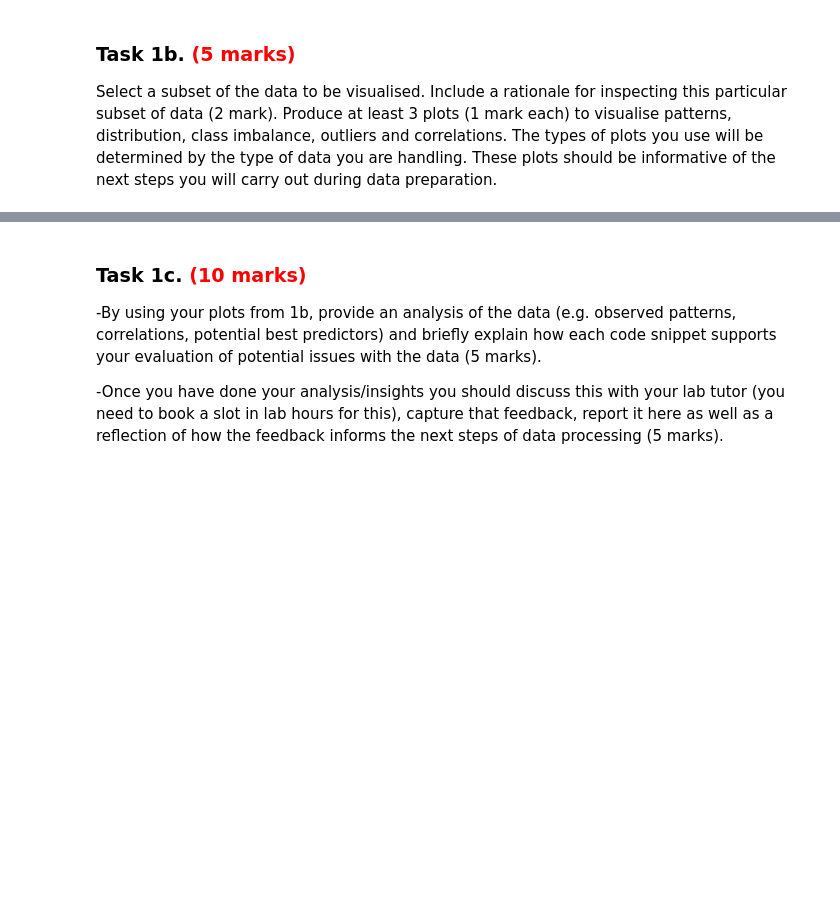
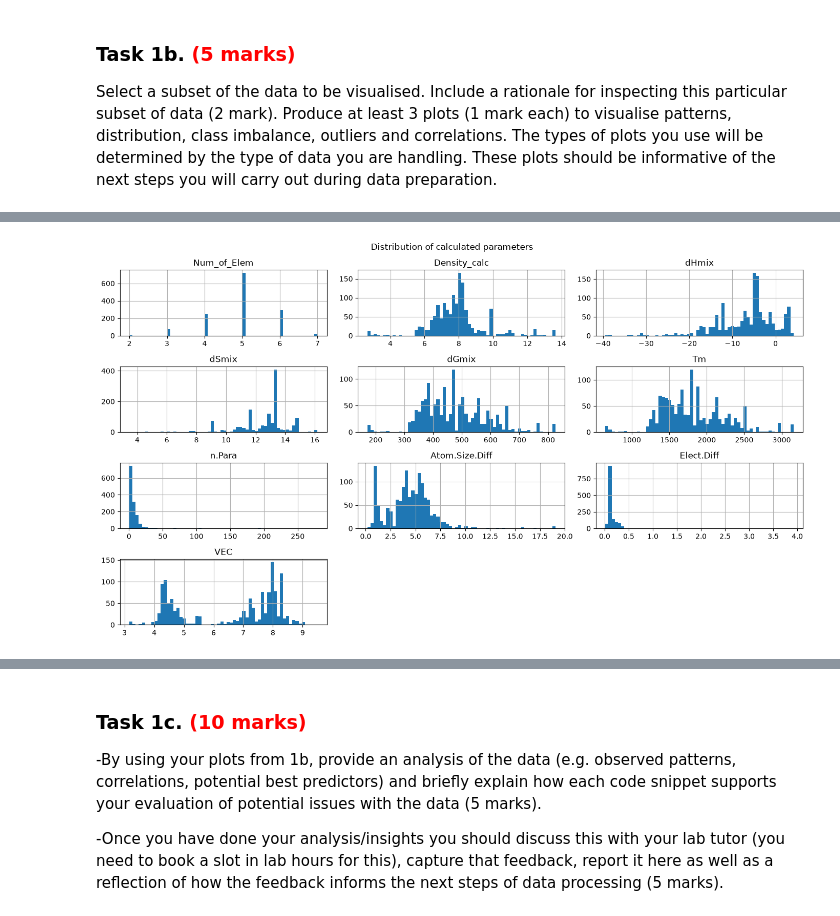
Before and after one commit to hascoleman/Coursework, a Jupyter notebook: 202627_MMME4125_cw_egyhc3.ipynb, the cells around one changed output, grey strips where cells are left out. Saved outputs shown, nothing was run; the diff lists cells and outputs as text; code cells hidden in the pictures; blank space fills up the shorter version.

```diff
--- a/202627_MMME4125_cw_egyhc3.ipynb
+++ b/202627_MMME4125_cw_egyhc3.ipynb
@@ -104,0 +215,11 @@ Select a subset of the data to be visualised. Include a rationale for inspecting
+# %%
+# Plot 4 - Distribution of each calculated parameter for all alloys
+hist_res=60 # sets histogram resolution (higher equals smaller column width)
+df_sub[params].hist(bins=hist_res, figsize=(14, 8)) # selects the 10 calculated parameters and plots a grid of historgrams for each
+plt.suptitle('Distribution of calculated parameters')
+plt.tight_layout()
+plt.show()
+# Plots each calculated parameter for each alloy on a histogram to show distribution and odd values
+# Allows for good data visualisation
+# %% [output]
+[figure, added]
```
Also changed, not shown: parts of 11 cells of this notebook.
